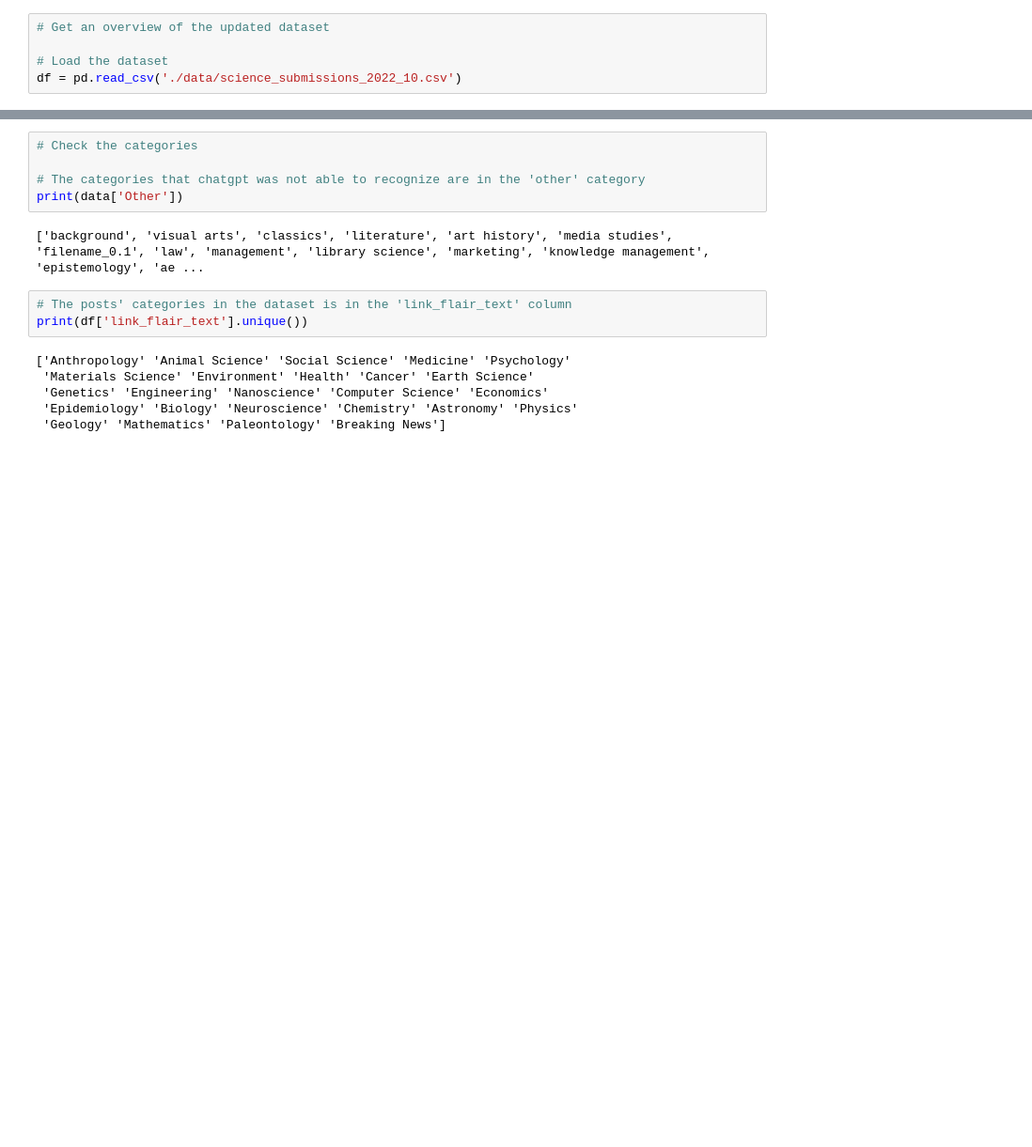
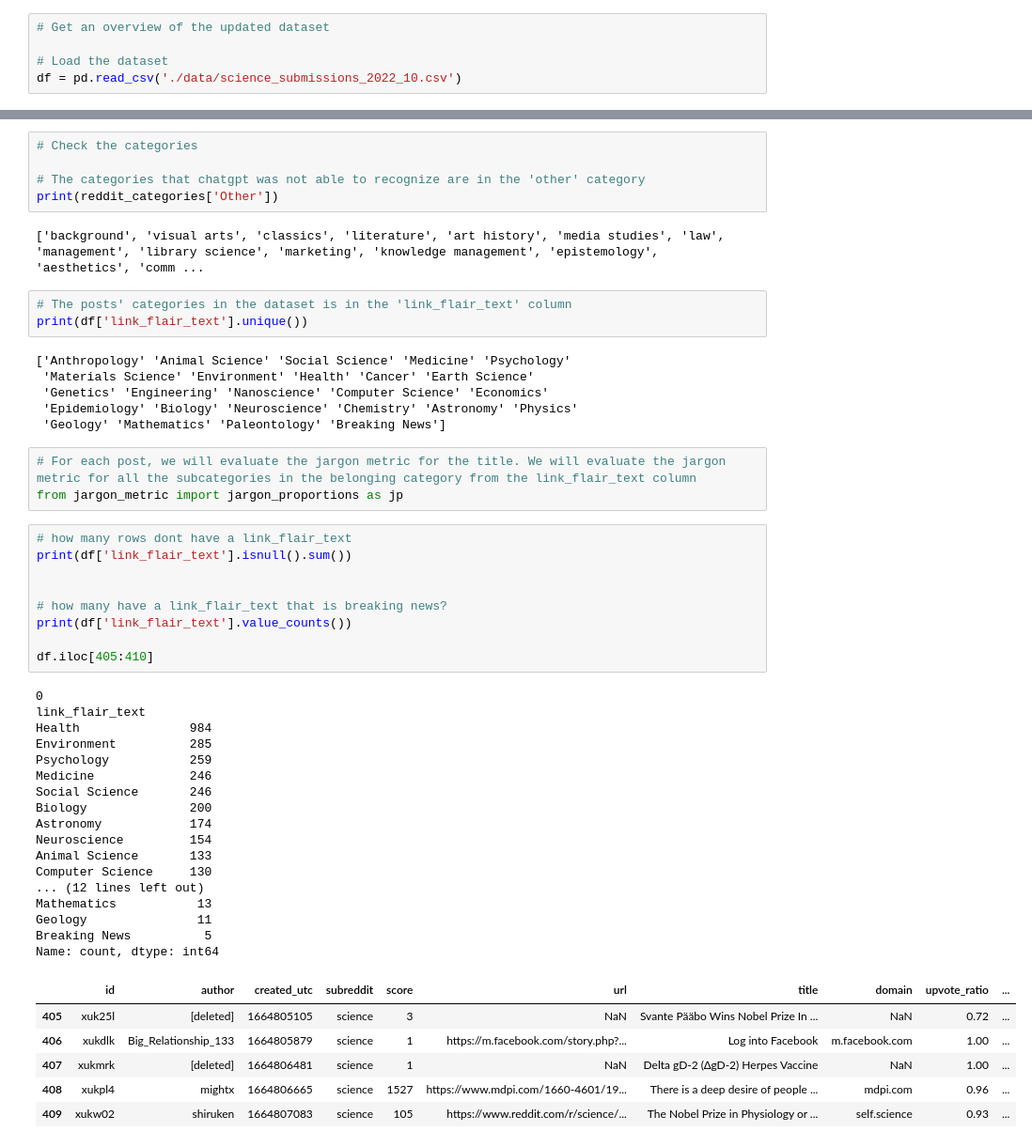
Before and after one commit to vetlewj/algorithmic-media, a Jupyter notebook: jargon_metric/v2_jargon_metric.ipynb, the cells around one changed output, grey strips where cells are left out. Shown at 94% size. Drawn from its saved outputs; the diff is of its cells as text; blank space fills up the shorter version.

```diff
--- a/jargon_metric/v2_jargon_metric.ipynb
+++ b/jargon_metric/v2_jargon_metric.ipynb
@@ -73,9 +65,9 @@ with open('science_dict_categories.json', 'r') as file:
 # Check the categories
 
 # The categories that chatgpt was not able to recognize are in the 'other' category
-print(data['Other'])
+print(reddit_categories['Other'])
 # %% [output]
-['background', 'visual arts', 'classics', 'literature', 'art history', 'media studies', 'filename_0.1', 'law', 'management', 'library science', 'marketing', 'knowledge management', 'epistemology', 'ae ...
+['background', 'visual arts', 'classics', 'literature', 'art history', 'media studies', 'law', 'management', 'library science', 'marketing', 'knowledge management', 'epistemology', 'aesthetics', 'comm ...
 # %%
 # The posts' categories in the dataset is in the 'link_flair_text' column
 print(df['link_flair_text'].unique())
@@ -85,3 +77,39 @@ print(df['link_flair_text'].unique())
  'Genetics' 'Engineering' 'Nanoscience' 'Computer Science' 'Economics'
  'Epidemiology' 'Biology' 'Neuroscience' 'Chemistry' 'Astronomy' 'Physics'
  'Geology' 'Mathematics' 'Paleontology' 'Breaking News']
+# %%
+# For each post, we will evaluate the jargon metric for the title. We will evaluate the jargon metric for all the subcategories in the belonging category from the link_flair_text column
+from jargon_metric import jargon_proportions as jp
+# %%
+# how many rows dont have a link_flair_text
+print(df['link_flair_text'].isnull().sum())
+
+
+# how many have a link_flair_text that is breaking news?
+print(df['link_flair_text'].value_counts())
+
+df.iloc[405:410]
+# %% [output]
+0
+link_flair_text
+Health               984
+Environment          285
+Psychology           259
+Medicine             246
+Social Science       246
+Biology              200
+Astronomy            174
+Neuroscience         154
+Animal Science       133
+Computer Science     130
+... (12 lines left out)
+Mathematics           13
+Geology               11
+Breaking News          5
+Name: count, dtype: int64
+|  | id | author | created_utc | subreddit | score | url | title | domain | upvote_ratio | ... |
+| 405 | xuk25l | [deleted] | 1664805105 | science | 3 | NaN | Svante Pääbo Wins Nobel Prize In ... | NaN | 0.72 | ... |
+| 406 | xukdlk | Big_Relationship_133 | 1664805879 | science | 1 | https://m.facebook.com/story.php?... | Log into Facebook | m.facebook.com | 1.00 | ... |
+| 407 | xukmrk | [deleted] | 1664806481 | science | 1 | NaN | Delta gD-2 (∆gD-2) Herpes Vaccine | NaN | 1.00 | ... |
+| 408 | xukpl4 | mightx | 1664806665 | science | 1527 | https://www.mdpi.com/1660-4601/19... | There is a deep desire of people ... | mdpi.com | 0.96 | ... |
+| 409 | xukw02 | shiruken | 1664807083 | science | 105 | https://www.reddit.com/r/science/... | The Nobel Prize in Physiology or ... | self.science | 0.93 | ... |
```
Also changed, not shown: parts of 5 cells of this notebook, 3 other files.
